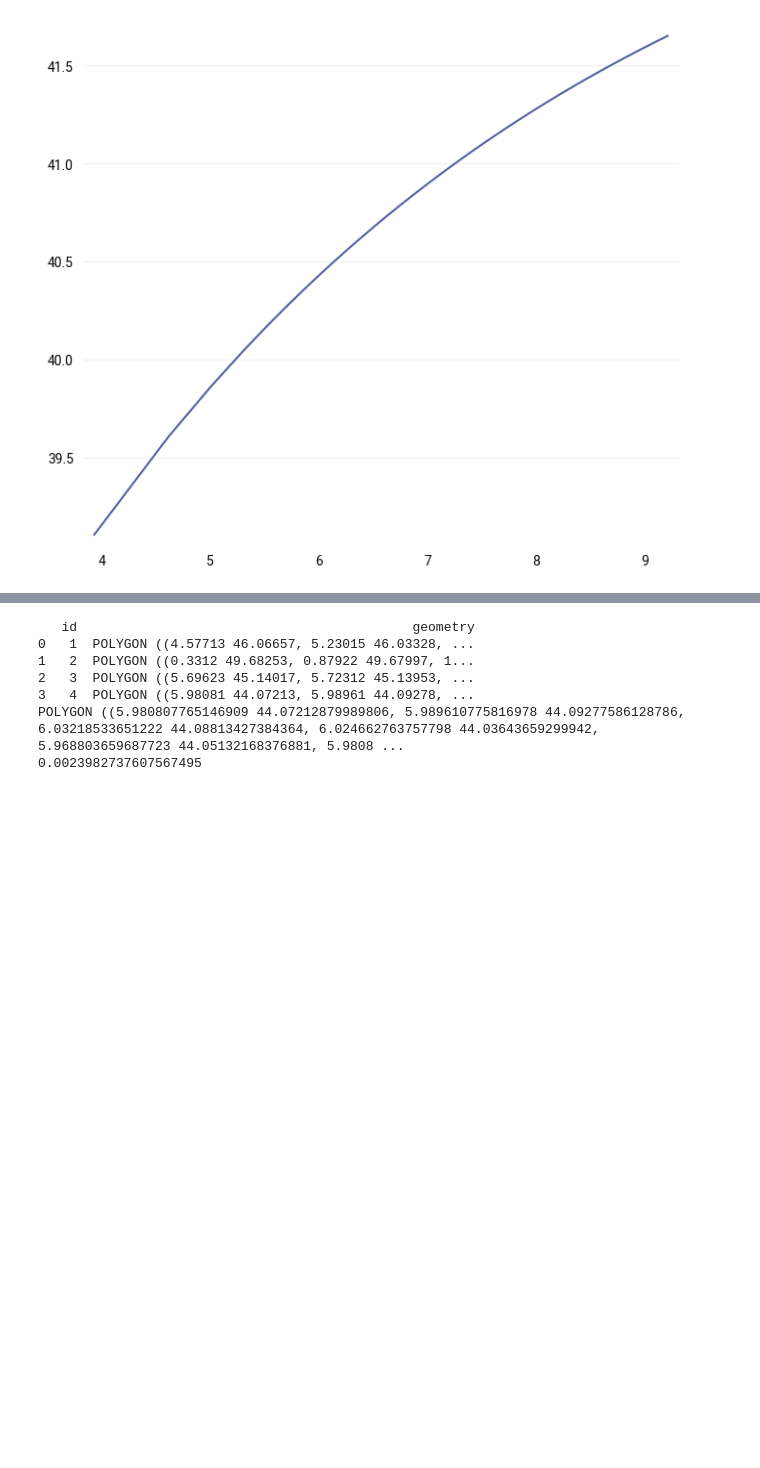
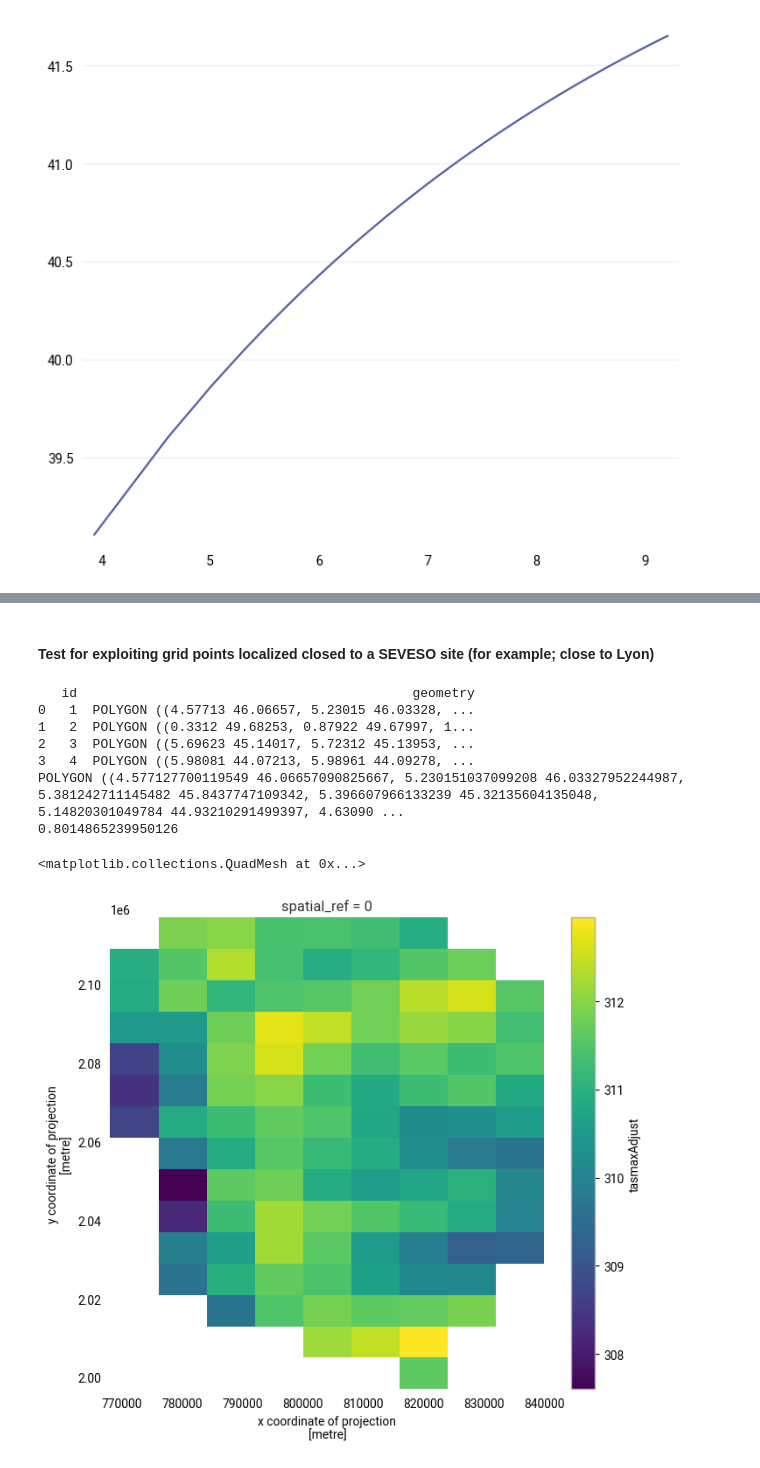
Before and after one commit to tgrandje/hackathon-climat-donnees, a Jupyter notebook: explo.ipynb, the cells around one changed output, grey strips where cells are left out. Drawn from its saved outputs; the diff is of its cells as text; code cells hidden in the pictures; blank space fills up the shorter version.

```diff
--- a/explo.ipynb
+++ b/explo.ipynb
@@ -208,0 +203,27 @@ Shape (c): 0.19857681324631998, Location (loc): 34.490010020280096, Scale: 1.694
+# %%
+
+def gev_return_level(y_series, period):
+    """
+    y_series: 1D array (time) pour un point
+    period: return period
+    """
+    # Si NaN présent, retourner NaN
+    if np.any(np.isnan(y_series)):
+        return np.nan
+    # Fit GEV
+    c, loc, scale = genextreme.fit(y_series)
+    # Retourner le niveau de retour
+    return genextreme.ppf(1 - 1/period, c, loc=loc, scale=scale)
+
+# Appliquer sur xarray
+return_levels = xr.apply_ufunc(
+    gev_return_level,
+    da,
+    kwargs={'period': 10},
+    input_core_dims=[['time']],   # la fonction s'applique le long de 'time'
+    vectorize=True,               # vectorisation automatique
+    dask='parallelized',          # optionnel si le dataset est dask
+    output_dtypes=[float]
+)
+
+return_levels
@@ -209,25 +250,39 @@ Shape (c): 0.19857681324631998, Location (loc): 34.490010020280096, Scale: 1.694
+# %% [markdown]
+#### Test for exploiting grid points localized closed to a SEVESO site (for example; close to Lyon)
 # %%
 import geopandas as gpd
+import rioxarray
 
 # Load the shapefile
 shapefile_path = "zone_test/zone_test.shp"
 gdf = gpd.read_file(shapefile_path)
 
 # Inspect the data
 print(gdf.head())
 
 # Access geometries (as Shapely objects)
 geometries = gdf.geometry
 
 # Example: get the first geometry
-first_geom = geometries.iloc[3]
+first_geom = geometries.iloc[0]
 print(first_geom)  # This is a Shapely object
 print(first_geom.area)  # You can use Shapely methods
+
+return_levels = return_levels.rio.write_crs("EPSG:27572", inplace=True)
+
+gdf = gpd.GeoDataFrame({'geometry': [first_geom]}, crs="EPSG:4326")
+gdf = gdf.to_crs(return_levels.rio.crs)  # Reproject to Lambert-2
+
+
+da_clip = return_levels.rio.clip(gdf.geometry, drop=True)
+da_clip.plot()
 # %% [output]
    id                                           geometry
 0   1  POLYGON ((4.57713 46.06657, 5.23015 46.03328, ...
 1   2  POLYGON ((0.3312 49.68253, 0.87922 49.67997, 1...
 2   3  POLYGON ((5.69623 45.14017, 5.72312 45.13953, ...
 3   4  POLYGON ((5.98081 44.07213, 5.98961 44.09278, ...
-POLYGON ((5.980807765146909 44.07212879989806, 5.989610775816978 44.09277586128786, 6.03218533651222 44.08813427384364, 6.024662763757798 44.03643659299942, 5.968803659687723 44.05132168376881, 5.9808 ...
-0.0023982737607567495
+POLYGON ((4.577127700119549 46.06657090825667, 5.230151037099208 46.03327952244987, 5.381242711145482 45.8437747109342, 5.396607966133239 45.32135604135048, 5.14820301049784 44.93210291499397, 4.63090 ...
+0.8014865239950126
+<matplotlib.collections.QuadMesh at 0x...>
+[figure, added]
```
Also changed, not shown: parts of 22 cells of this notebook.
